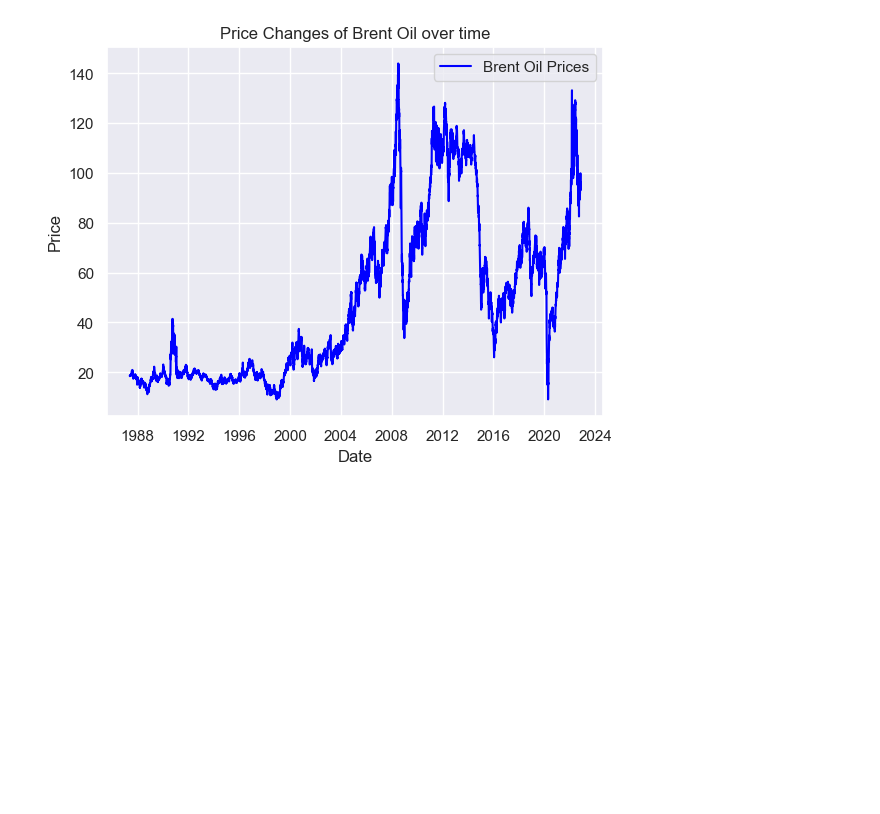
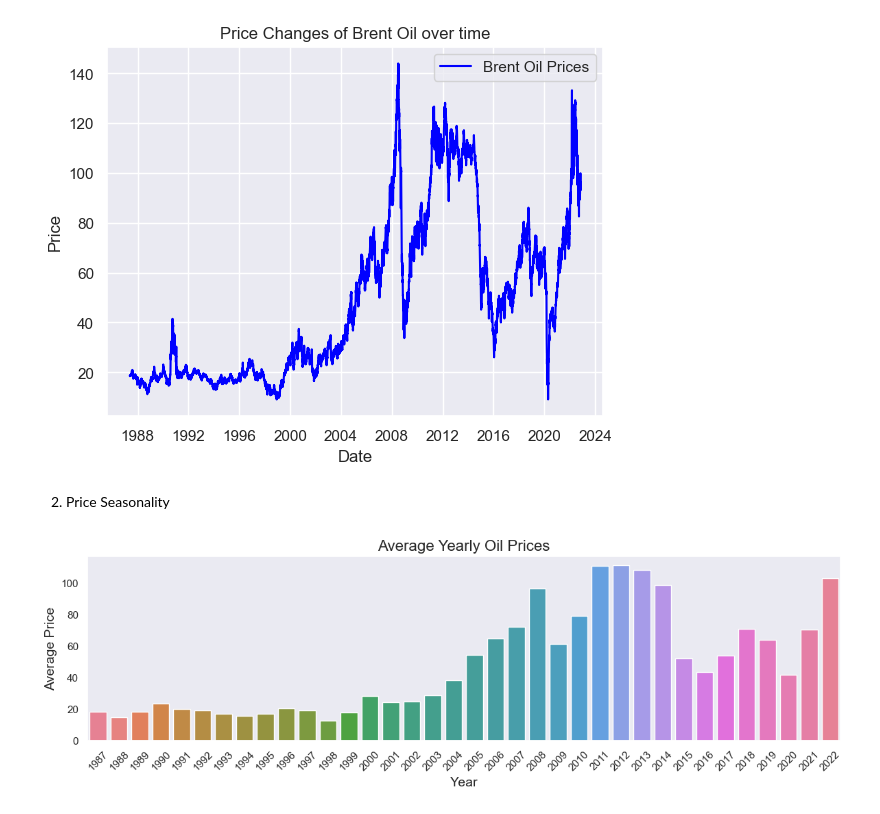
Before and after one commit to WildCayote/Brent-Oil-Market-Dynamics, a Jupyter notebook: notebooks/price_analysis.ipynb, the cells around one changed output. Drawn from its saved outputs; the diff is of its cells as text; code cells hidden in the pictures; blank space fills up the shorter version.

Commit message:
Feat: Performed seasonality analysis

```diff
--- a/notebooks/price_analysis.ipynb
+++ b/notebooks/price_analysis.ipynb
@@ -172,2 +172,8 @@ ts_analyzer.visualize_value(col='Price', label='Brent Oil Prices', title='Price
 # %% [output]
 [figure]
+# %% [markdown]
+2) Price Seasonality
+# %%
+ts_analyzer.analyze_seasonality()
+# %% [output]
+[figure, added]
```
Also changed, not shown: parts of 1 cell of this notebook, 1 other file.
